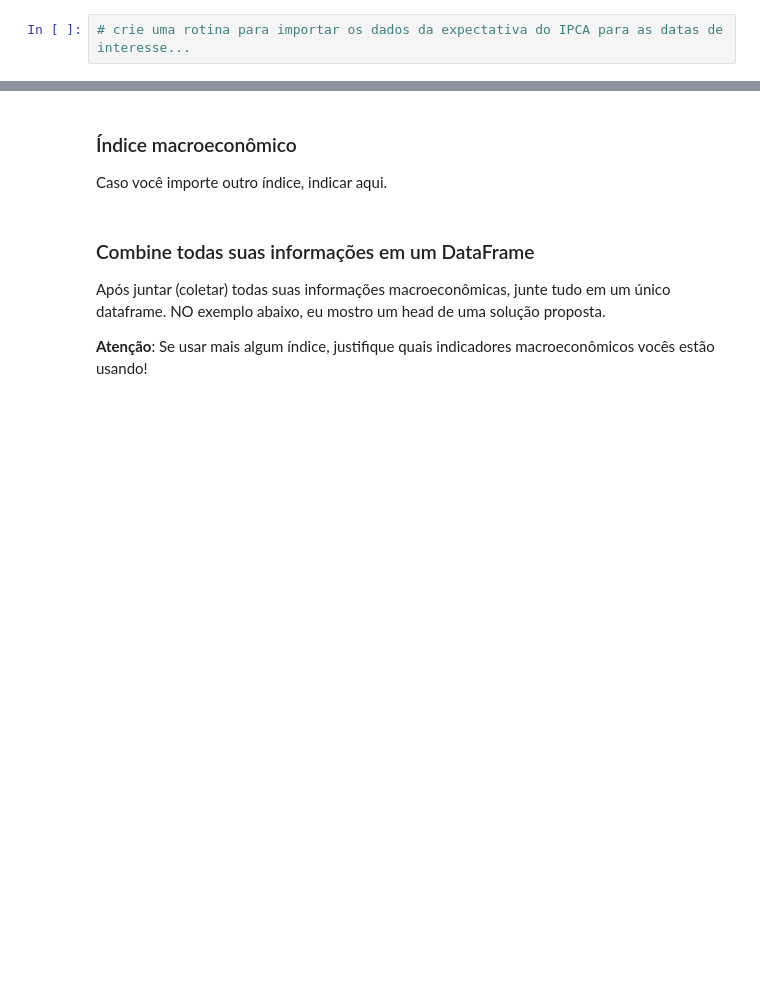
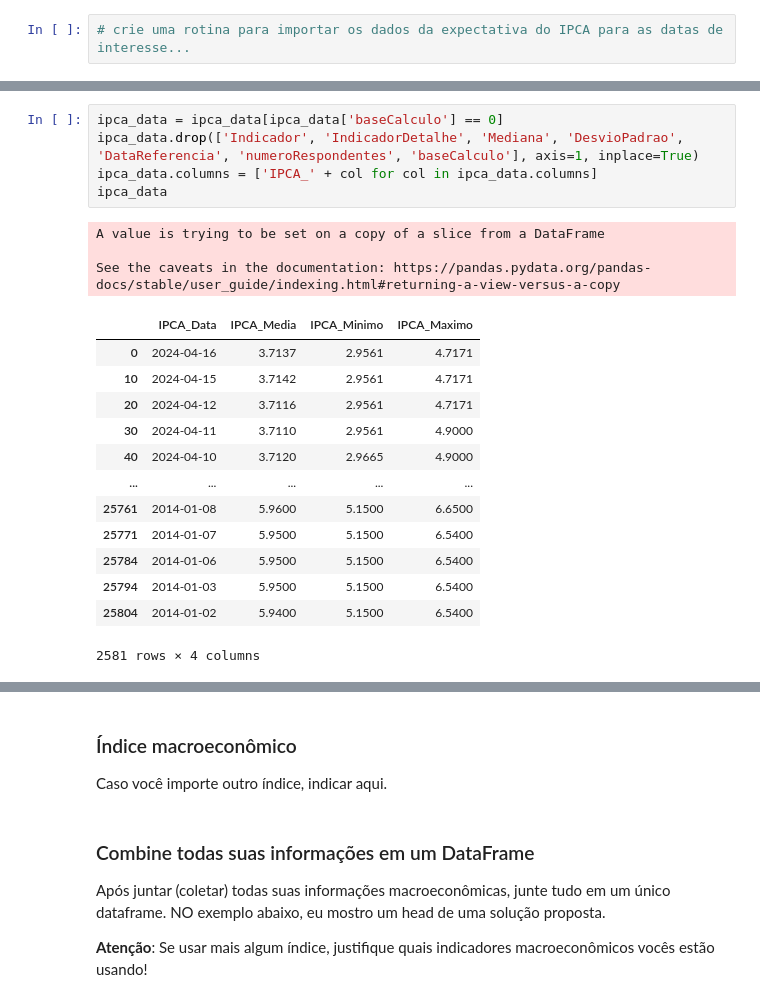
Before and after one commit to JVitorCarv/predicao-tesouro-direto, a Jupyter notebook: JOSÉ_VITOR_VELOZO_DE_CARVALHO_Prática_04_Avaliação_de_Regressores.ipynb, the cells around one changed output, grey strips where cells are left out. Drawn from its saved outputs; the diff is of its cells as text; blank space fills up the shorter version.

```diff
--- a/JOSÉ_VITOR_VELOZO_DE_CARVALHO_Prática_04_Avaliação_de_Regressores.ipynb
+++ b/JOSÉ_VITOR_VELOZO_DE_CARVALHO_Prática_04_Avaliação_de_Regressores.ipynb
@@ -535,0 +543,22 @@ SyntaxError: invalid syntax (1051308158.py, line 1)
+# %%
+ipca_data = ipca_data[ipca_data['baseCalculo'] == 0]
+ipca_data.drop(['Indicador', 'IndicadorDetalhe', 'Mediana', 'DesvioPadrao', 'DataReferencia', 'numeroRespondentes', 'baseCalculo'], axis=1, inplace=True)
+ipca_data.columns = ['IPCA_' + col for col in ipca_data.columns]
+ipca_data
+# %% [output]
+A value is trying to be set on a copy of a slice from a DataFrame
+
+See the caveats in the documentation: https://pandas.pydata.org/pandas-docs/stable/user_guide/indexing.html#returning-a-view-versus-a-copy
+|  | IPCA_Data | IPCA_Media | IPCA_Minimo | IPCA_Maximo |
+| 0 | 2024-04-16 | 3.7137 | 2.9561 | 4.7171 |
+| 10 | 2024-04-15 | 3.7142 | 2.9561 | 4.7171 |
+| 20 | 2024-04-12 | 3.7116 | 2.9561 | 4.7171 |
+| 30 | 2024-04-11 | 3.7110 | 2.9561 | 4.9000 |
+| 40 | 2024-04-10 | 3.7120 | 2.9665 | 4.9000 |
+| ... | ... | ... | ... | ... |
+| 25761 | 2014-01-08 | 5.9600 | 5.1500 | 6.6500 |
+| 25771 | 2014-01-07 | 5.9500 | 5.1500 | 6.5400 |
+| 25784 | 2014-01-06 | 5.9500 | 5.1500 | 6.5400 |
+| 25794 | 2014-01-03 | 5.9500 | 5.1500 | 6.5400 |
+| 25804 | 2014-01-02 | 5.9400 | 5.1500 | 6.5400 |
+2581 rows × 4 columns
```
Also changed, not shown: parts of 14 cells of this notebook.
